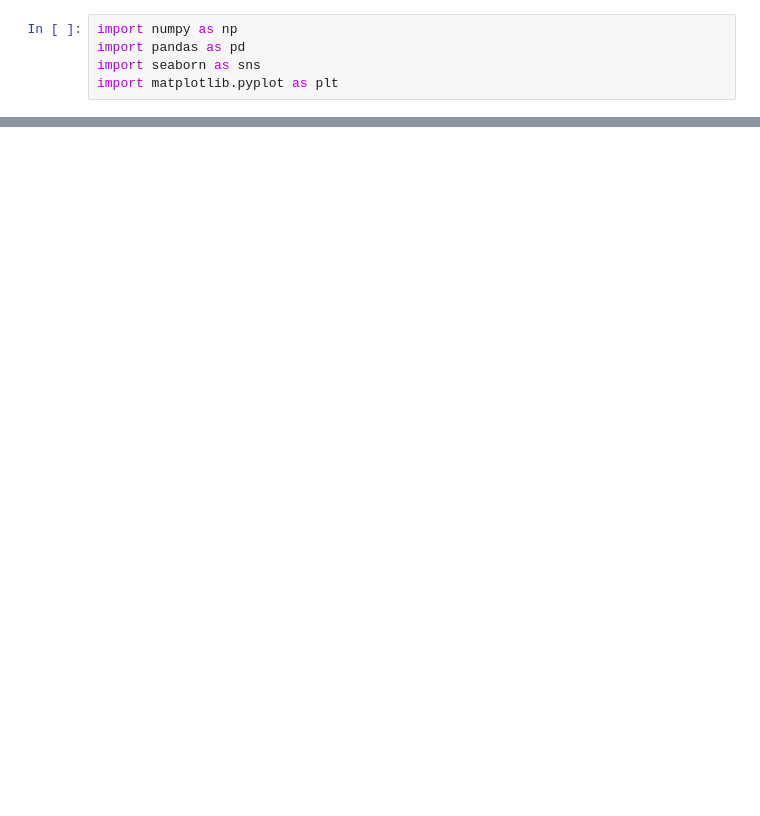
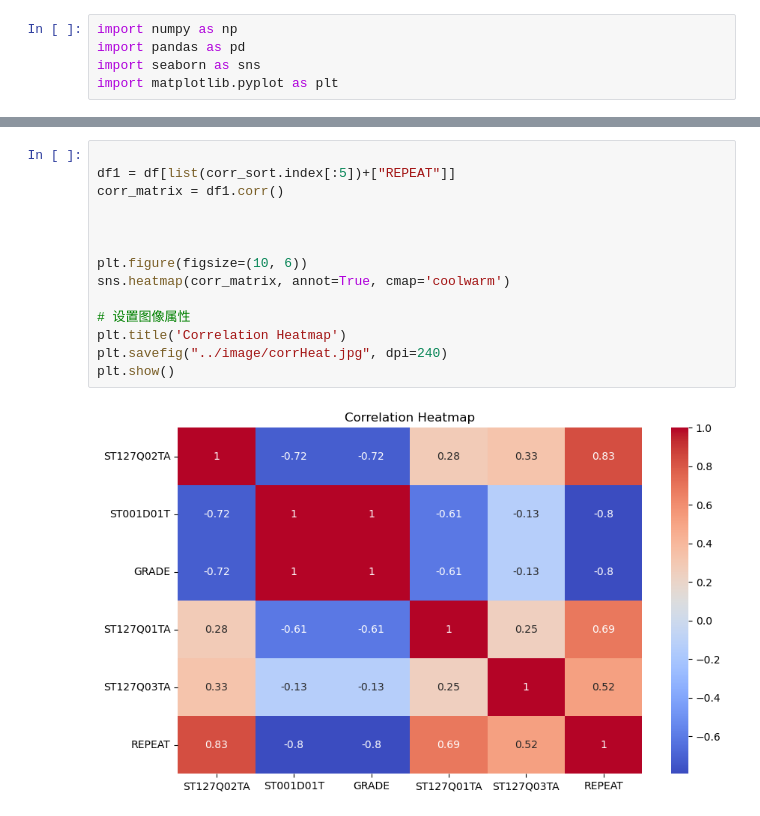
Before and after one commit to howlin0523/23S_Analysis_and_Practice_of_the_Data, a Jupyter notebook: lab3/src/lab3.ipynb, the cells around one changed output, grey strips where cells are left out. Drawn from its saved outputs; the diff is of its cells as text; blank space fills up the shorter version.

```diff
--- a/lab3/src/lab3.ipynb
+++ b/lab3/src/lab3.ipynb
@@ -55,0 +46,16 @@ Length: 42176, dtype: float64
+# %%
+
+df1 = df[list(corr_sort.index[:5])+["REPEAT"]]
+corr_matrix = df1.corr()
+
+
+
+plt.figure(figsize=(10, 6))
+sns.heatmap(corr_matrix, annot=True, cmap='coolwarm')
+
+# 设置图像属性
+plt.title('Correlation Heatmap')
+plt.savefig("../image/corrHeat.jpg", dpi=240)
+plt.show()
+# %% [output]
+[figure, added]
```
Also changed, not shown: parts of 14 cells of this notebook, 12 other files.
